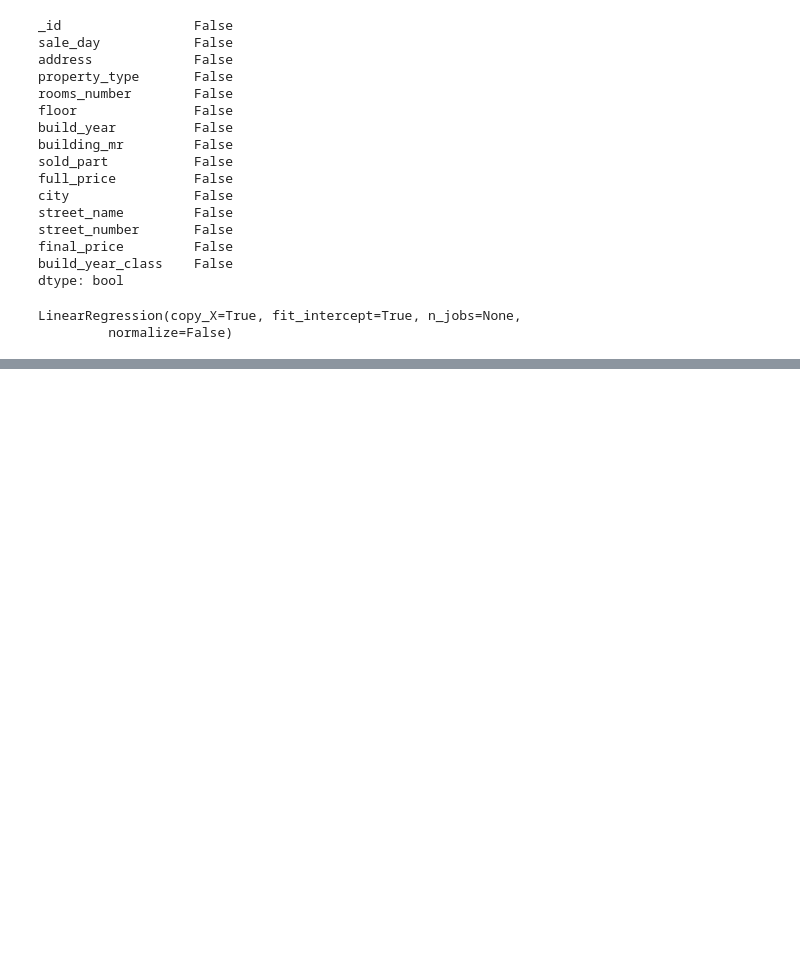
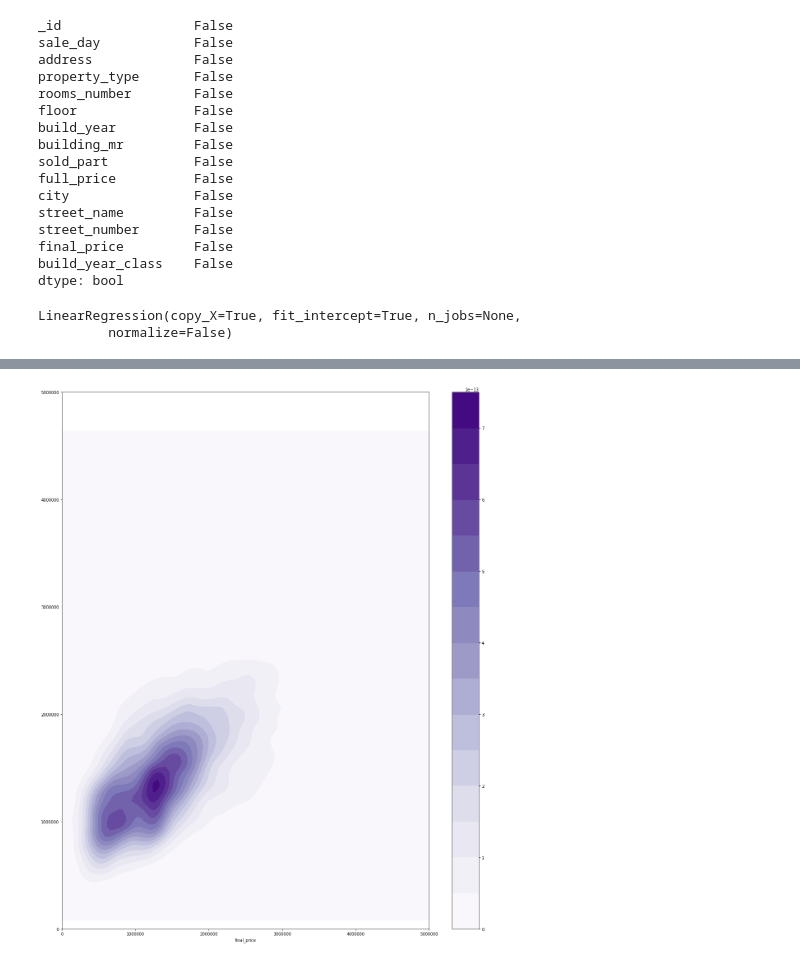
Before and after one commit to barzrcom/final-project, a Jupyter notebook: src/ml/ml/data_preperation_deals.ipynb, the cells around one changed output, grey strips where cells are left out. Saved outputs shown, nothing was run; the diff lists cells and outputs as text; code cells hidden in the pictures; blank space fills up the shorter version.

Commit message:
Use Heatmap in ml scatter plot

```diff
--- a/src/ml/ml/data_preperation_deals.ipynb
+++ b/src/ml/ml/data_preperation_deals.ipynb
@@ -262,0 +250,11 @@ Text(0, 0.5, 'Predicted Y')
+# %%
+plt.scatter(y_test, predictions, s=10)
+plt.xlabel('Y Test')
+plt.ylabel('Predicted Y')
+# set axes range
+_min, _max = 0, max_price
+plt.xlim(_min, _max)
+plt.ylim(_min, _max)
+plt.rcParams['figure.figsize'] = (24,24)
+plt.gca().set_aspect('equal', adjustable='box')
+plt.show()
@@ -263 +263,8 @@ Text(0, 0.5, 'Predicted Y')
+# %%
+plt.figure(figsize=(22, 24))
+g = sns.kdeplot(y_test, predictions, cmap="Purples", shade=True, n_levels=15, cbar=True)
+g.set(ylim=(_min, _max), xlim=(_min, _max))
+plt.show()
+# %% [output]
+[figure, added]
 # %%
```
Also changed, not shown: parts of 18 cells of this notebook, 1 other file.
